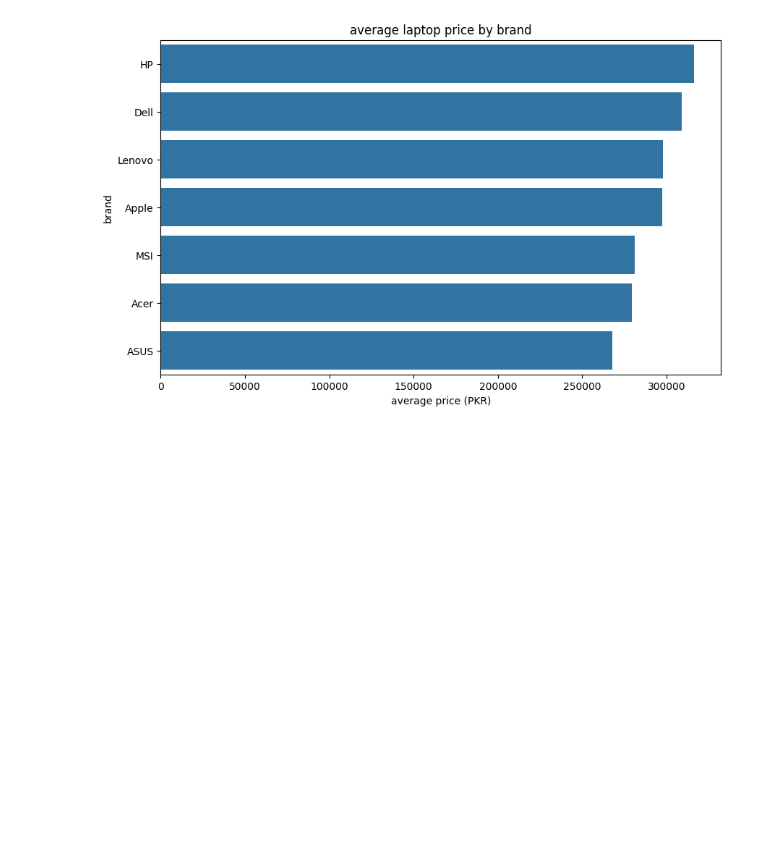
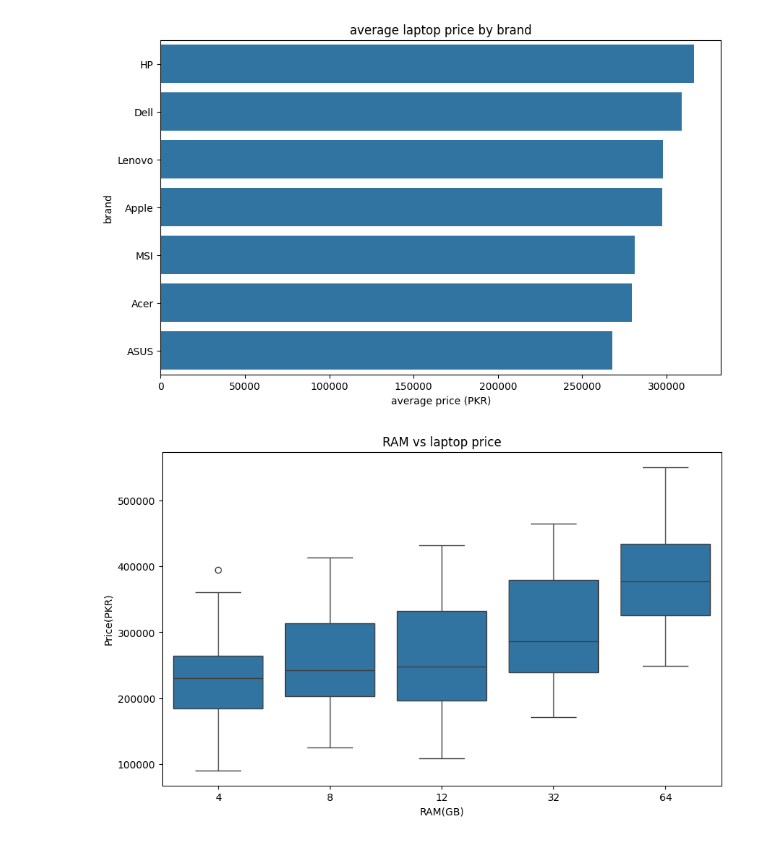
Before and after one commit to manto187/Python, a Jupyter notebook: laptop-price-recommendor/notebooks/laptop_analysis.ipynb, the cells around one changed output. Drawn from its saved outputs; the diff is of its cells as text; code cells hidden in the pictures; blank space fills up the shorter version.

Commit message:
RAM vs Price analysis for laptops

```diff
--- a/laptop-price-recommendor/notebooks/laptop_analysis.ipynb
+++ b/laptop-price-recommendor/notebooks/laptop_analysis.ipynb
@@ -323,3 +323,19 @@ plt.ylabel("brand")
 plt.show()
 # %% [output]
 [figure]
+# %%
+plt.figure(figsize=(10,6))
+
+sns.boxplot(
+    data=df,
+    x="ram_gb",
+    y="price"
+)
+
+plt.title("RAM vs laptop price")
+plt.xlabel("RAM(GB)")
+plt.ylabel("Price(PKR)")
+
+plt.show()
+# %% [output]
+[figure, added]
```
Also changed, not shown: parts of 1 cell of this notebook.
